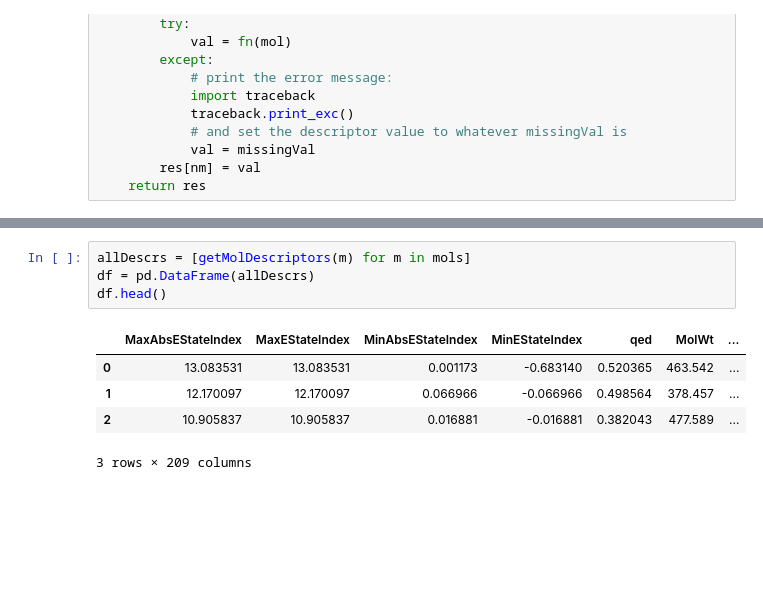
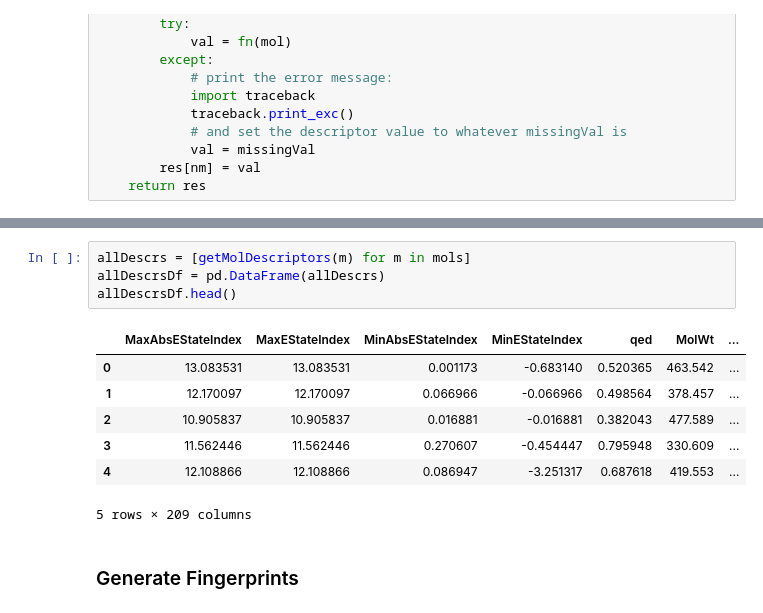
Before and after one commit to TimStassen/GroupAssignment8CC00, a Jupyter notebook: groupAssignment.ipynb, the cells around one changed output, grey strips where cells are left out. Cells and saved outputs as stored; diff of their text form; blank space fills up the shorter version.

```diff
--- a/groupAssignment.ipynb
+++ b/groupAssignment.ipynb
@@ -79,10 +97,14 @@ mols = [m for m in suppl]
 # %%
 allDescrs = [getMolDescriptors(m) for m in mols]
-df = pd.DataFrame(allDescrs)
-df.head()
+allDescrsDf = pd.DataFrame(allDescrs)
+allDescrsDf.head()
 # %% [output]
 |  | MaxAbsEStateIndex | MaxEStateIndex | MinAbsEStateIndex | MinEStateIndex | qed | MolWt | ... |
 | 0 | 13.083531 | 13.083531 | 0.001173 | -0.683140 | 0.520365 | 463.542 | ... |
 | 1 | 12.170097 | 12.170097 | 0.066966 | -0.066966 | 0.498564 | 378.457 | ... |
 | 2 | 10.905837 | 10.905837 | 0.016881 | -0.016881 | 0.382043 | 477.589 | ... |
+| 3 | 11.562446 | 11.562446 | 0.270607 | -0.454447 | 0.795948 | 330.609 | ... |
+| 4 | 12.108866 | 12.108866 | 0.086947 | -3.251317 | 0.687618 | 419.553 | ... |
-3 rows × 209 columns
+5 rows × 209 columns
+# %% [markdown]
+### Generate Fingerprints
```
Also changed, not shown: parts of 53 cells of this notebook.
